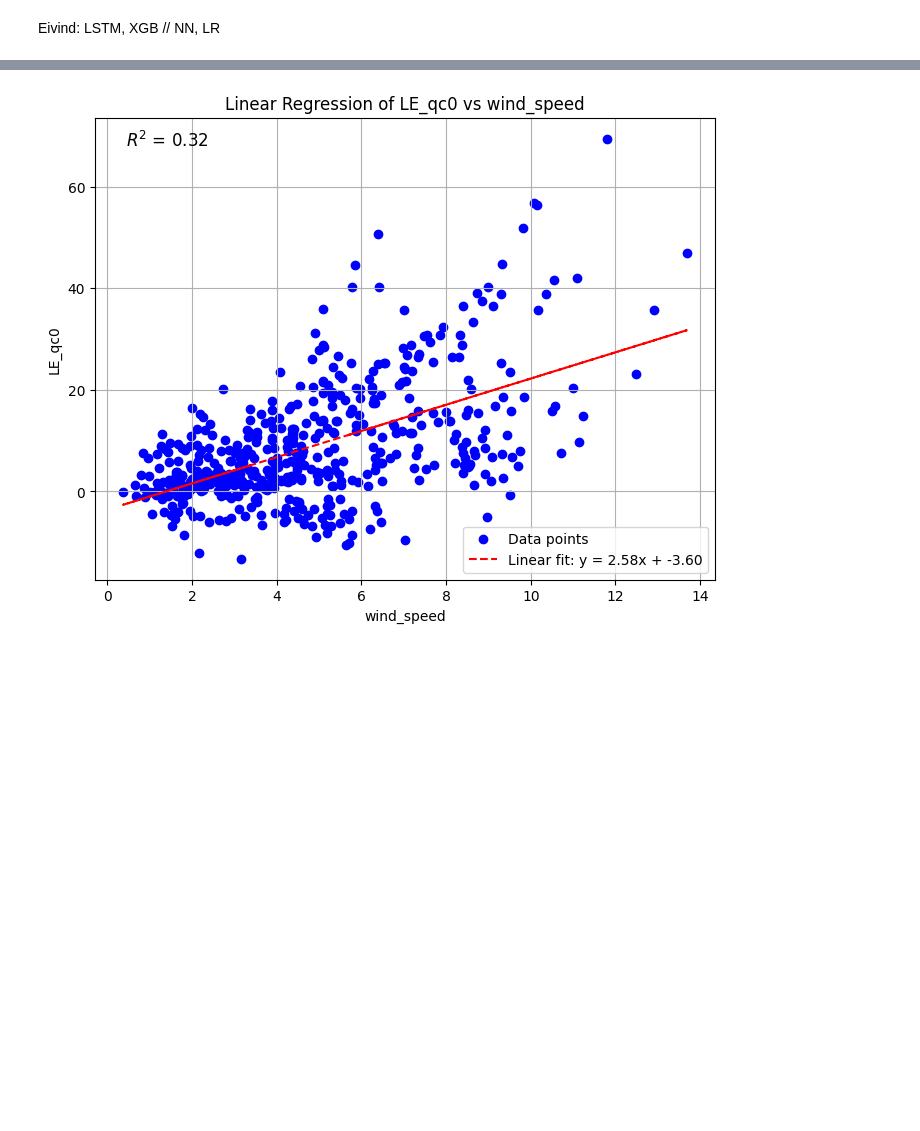
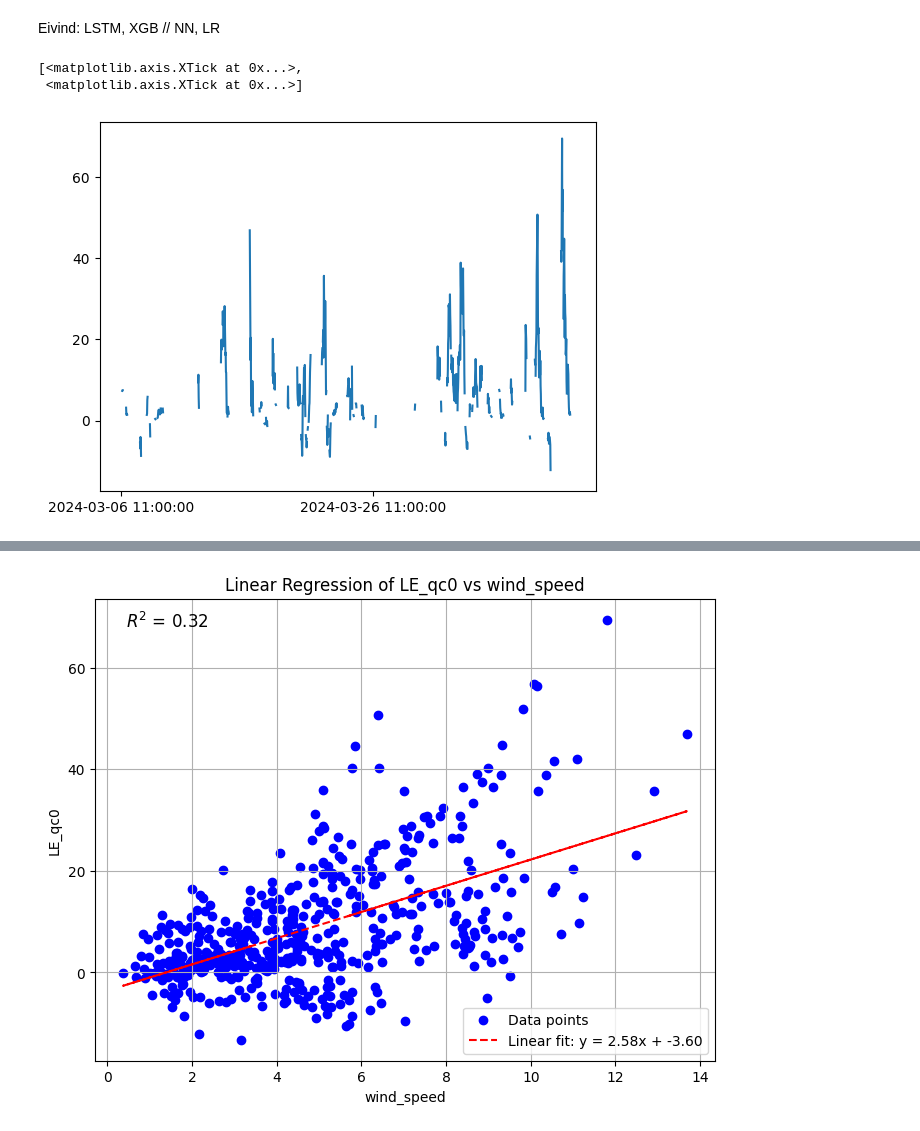
Before and after one commit to adelezaini/GEO9300-Gap-Busters, a Jupyter notebook: notebooks/analysis_eivind.ipynb, the cells around one changed output, grey strips where cells are left out. Drawn from its saved outputs; the diff is of its cells as text; code cells hidden in the pictures; blank space fills up the shorter version.

```diff
--- a/notebooks/analysis_eivind.ipynb
+++ b/notebooks/analysis_eivind.ipynb
@@ -12,20 +19,30 @@ from sklearn.metrics import mean_squared_error, r2_score  # Import regression me
 # %%
+# Real data
 # Load and prepare the data
 df = pd.read_csv("../data/Tuddal_data.csv", na_values=np.nan)
 
 df["albedo"] = df['R_SW_in'] / df['R_LW_out_corr']
 
 # Define features and target variable
 features = ["wind_speed", "max_wind_speed", "R_SW_in", "precip_int_h_D", "albedo",
         "air_temperature", "wind_dir", "specific_humidity",
         "air_pressure", "precip_int_h_D",
         "FC1DRIFTsum_99_99_1_1_1", "FC2DRIFTsum_99_99_1_1_1"]
 
 df_cont = df.dropna(subset=['LE_qc0'])
 df_cont = df.dropna(subset=features)
 
 y = df_cont["LE_qc0"] # filtered data
 X = df_cont[features] # filtered data
 t = df_cont['timestamp'] #filtered data
 y2 = df["LE_qc0"] # non-filtered data
 t2 = df['timestamp'] # non-filtered data
+
+fig, ax = plt.subplots(1,1)
+
+ax.plot(t2,y2)
+ax.set_xticks(ax.get_xticks()[::960])
+# %% [output]
+[<matplotlib.axis.XTick at 0x...>,
+ <matplotlib.axis.XTick at 0x...>]
+[figure, added]
```
Also changed, not shown: parts of 19 cells of this notebook.
